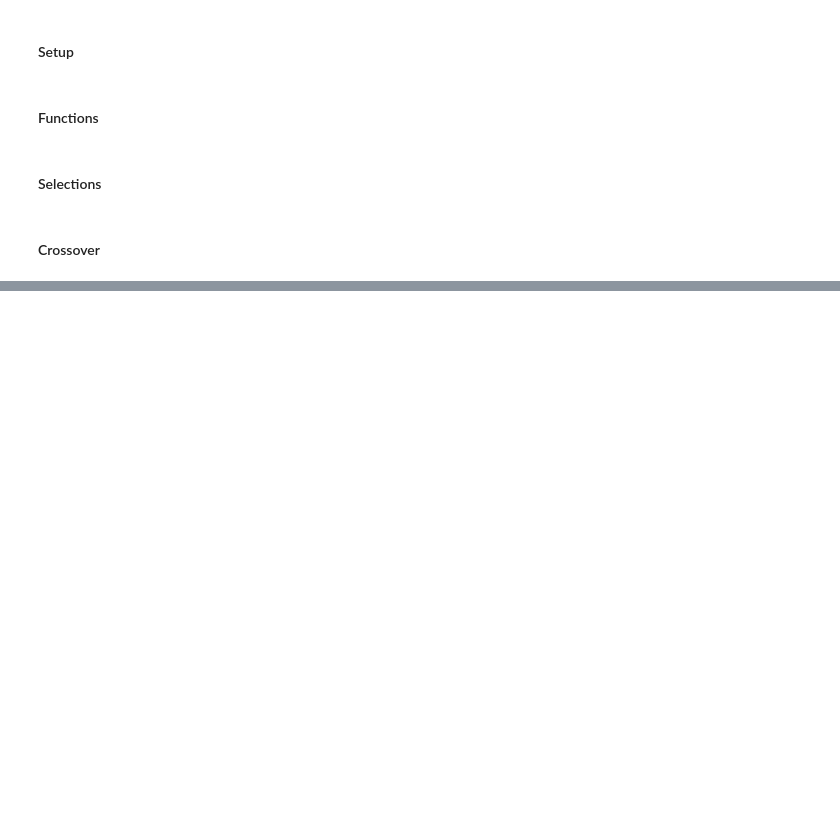
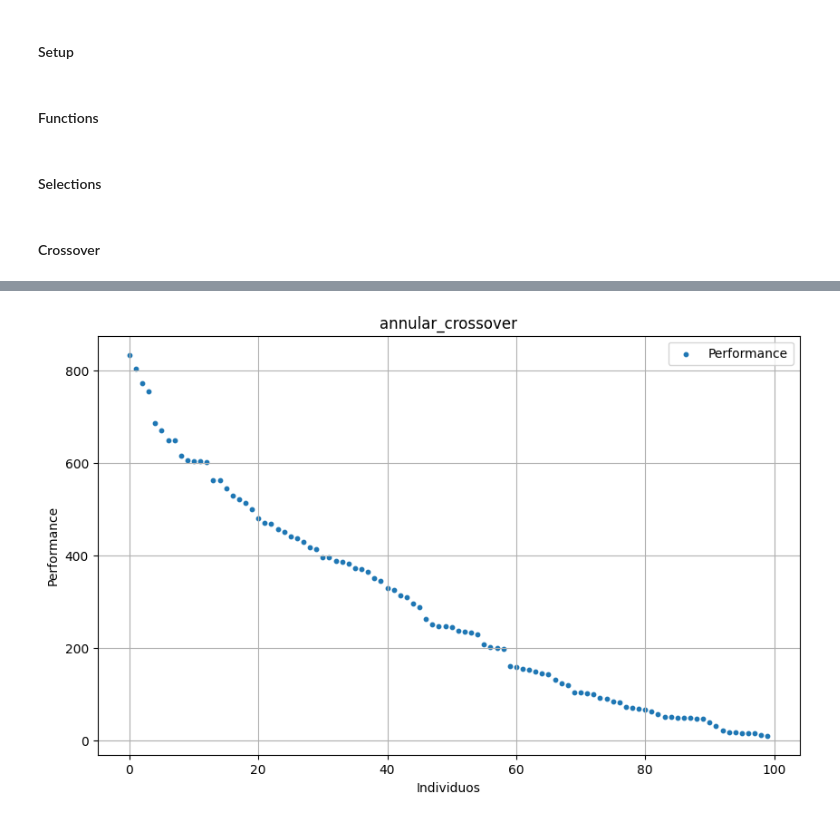
Before and after one commit to marianopm/sia-tp2, a Jupyter notebook: main-test.ipynb, the cells around one changed output, grey strips where cells are left out. Drawn from its saved outputs; the diff is of its cells as text; code cells hidden in the pictures; blank space fills up the shorter version.

```diff
--- a/main-test.ipynb
+++ b/main-test.ipynb
@@ -682,0 +821,6 @@ graph(csv,titulo)
+# %%
+csv = 'annular_crossover.csv'
+titulo = 'annular_crossover'
+graph(csv,titulo)
+# %% [output]
+[figure, added]
```
Also changed, not shown: parts of 24 cells of this notebook, 4 other files.
